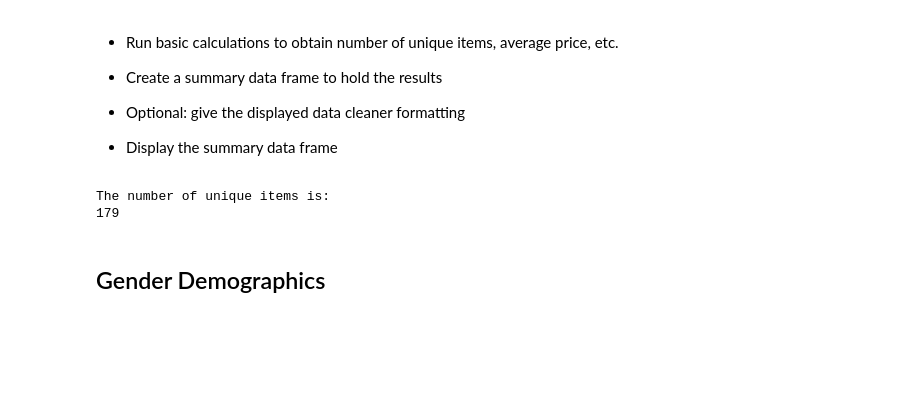
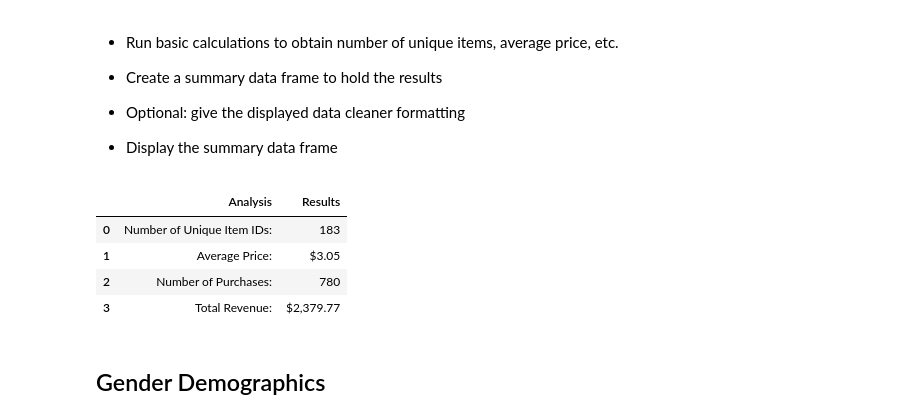
Before and after one commit to PaulBStephens/HW_Pandas_PyCity, a Jupyter notebook: 04-Pandas/Instructions/HeroesOfPymoli/HeroesOfPymoli_starter.ipynb, the cells around one changed output. Drawn from its saved outputs; the diff is of its cells as text; code cells hidden in the pictures; blank space fills up the shorter version.

```diff
--- a/04-Pandas/Instructions/HeroesOfPymoli/HeroesOfPymoli_starter.ipynb
+++ b/04-Pandas/Instructions/HeroesOfPymoli/HeroesOfPymoli_starter.ipynb
@@ -53,46 +56,40 @@ The total number of unique players is:
 
 
 * Display the summary data frame
-# %%
-# # Need:
-# Number of Unique Items
-# Average Price
-# Number of Purchases
-# Total Revenue
-
-
-# Number of Unique Items
-count_unique_items = purchase_data["Item Name"].value_counts()
-# sum_count_unique_items = count_unique_items.sum()
-# print(sum_count_unique_items)
-# average_price = purchase_data["Price"].mean()
-count_unique_items
-print("The number of unique items is: ")
-print(len(count_unique_items))
-# the notes in the instructions say "183", a higher number than I found, 179
-
-
-
-# Average Price
-
-
-
-
-count_unique_SN = purchase_data["SN"].value_counts()
-
-
-
-
-
-# # Various Indexing Methods that return the same result
-# summary1 = df.iloc[:,-2:].describe()
-# summary2 = df.loc[:,['Weight',"Membership(Days)"]].describe()
-# summary3 = df[['Weight',"Membership(Days)"]].describe()
-
-# summary1.head();summary2.head();summary3.head()
-# %% [output]
-The number of unique items is:
-179
+# %%
+# collect unique item IDs, and count them
+count_unique_item_IDs = purchase_data["Item ID"].value_counts()
+len_count_unique_item_IDs = len(count_unique_item_IDs)
+
+
+# Average Price
+average_price = purchase_data["Price"].mean()
+# give the displayed data cleaner formatting
+format_average_price = "${:,.2f}".format(average_price)
+
+
+# Number of Purchases
+purchases = purchase_data["Item Name"].value_counts().sum()
+# give the displayed data cleaner formatting
+format_purchases = '{0:.0f}'.format(purchases)
+
+
+# total Revenue
+revenue = purchase_data["Price"].sum()
+# give the displayed data cleaner formatting
+format_revenue = "${:,.2f}".format(revenue)
+
+
+# place the results in a dataframe
+data2 = [["Number of Unique Item IDs:",len_count_unique_item_IDs],["Average Price:",format_average_price],["Number of Purchases:",format_purchases],["Total Revenue:",format_revenue]]
+df2 = pd.DataFrame(data2,columns=['Analysis','Results'])
+df2
+# %% [output]
+|  | Analysis | Results |
+| 0 | Number of Unique Item IDs: | 183 |
+| 1 | Average Price: | $3.05 |
+| 2 | Number of Purchases: | 780 |
+| 3 | Total Revenue: | $2,379.77 |
 # %% [markdown]
 ## Gender Demographics
 # %% [markdown]
```
Also changed, not shown: parts of 17 cells of this notebook, 1 other file.
